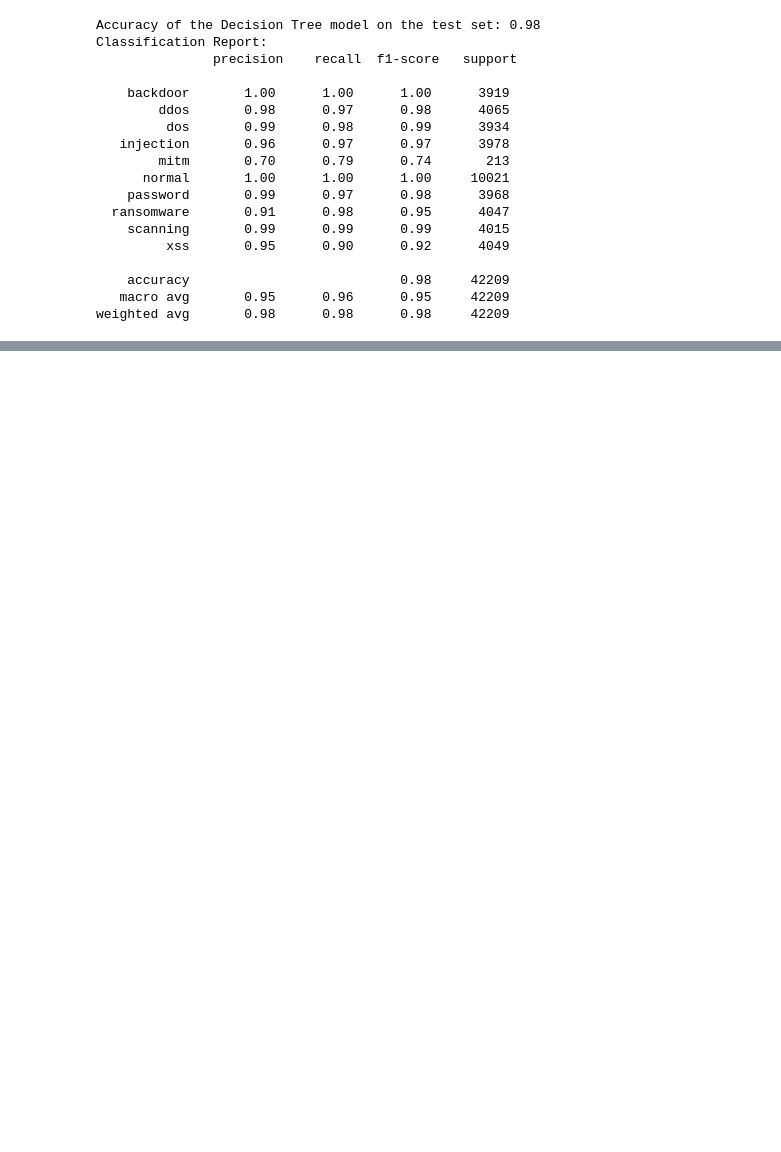
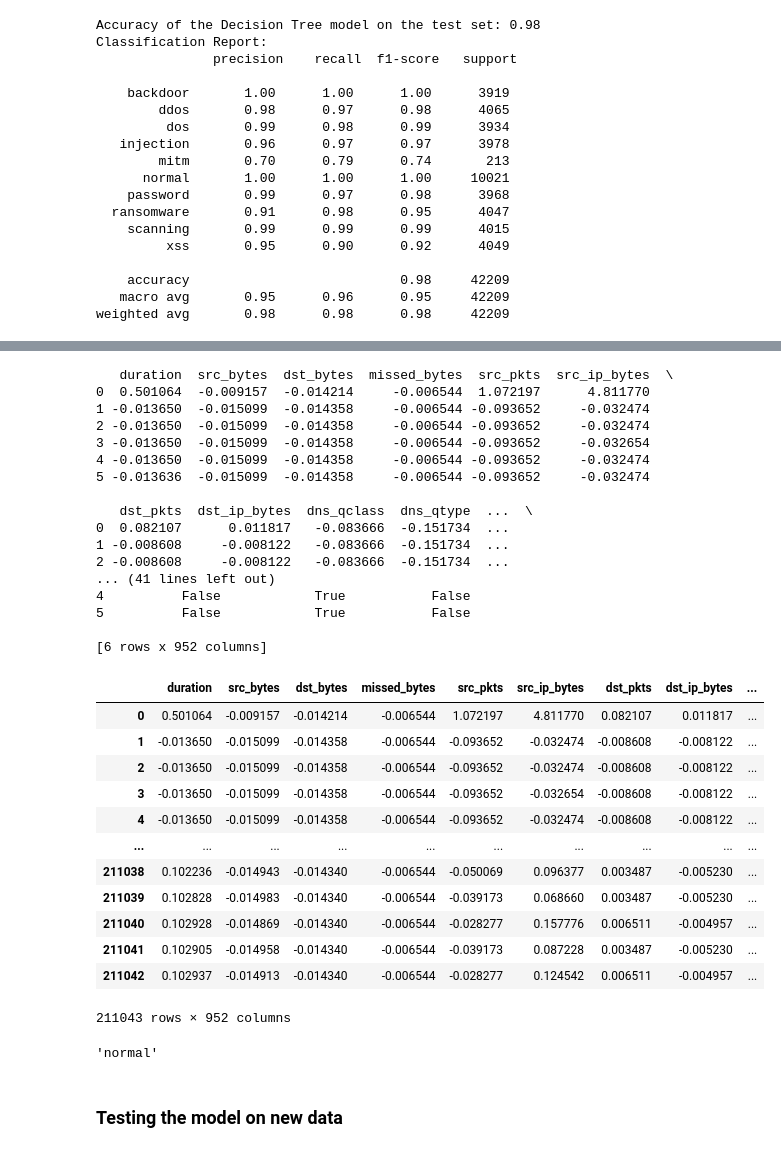
Before and after one commit to WEDH007/AI-x-init-Build, a Jupyter notebook: detailed_awareness_of_network_behavior/decision_tree_implementation.ipynb, the cells around one changed output, grey strips where cells are left out. Saved outputs shown, nothing was run; the diff lists cells and outputs as text; code cells hidden in the pictures; blank space fills up the shorter version.

```diff
--- a/detailed_awareness_of_network_behavior/decision_tree_implementation.ipynb
+++ b/detailed_awareness_of_network_behavior/decision_tree_implementation.ipynb
@@ -36,3 +36,6 @@ scaler = StandardScaler()
 df[numeric_cols] = scaler.fit_transform(df[numeric_cols])
 
 # Your dataset is now ready for training and testing the model.
+
+# After preprocessing your training data
+trained_columns = df.columns.tolist()
@@ -101,0 +163,68 @@ weighted avg       0.98      0.98      0.98     42209
+# %%
+import pandas as pd
+
+def extract_rows(df, row_start, row_end):
+    """
+    Extracts rows from a DataFrame within the specified range and returns them as a new DataFrame.
+
+    Parameters:
+    - df: The original pandas DataFrame.
+    - row_start: The index of the start row for extraction (0-based indexing).
+    - row_end: The index of the end row for extraction (0-based indexing). The row at this index will be included.
+
+    Returns:
+    - A new DataFrame containing only the specified range of rows.
+    """
+    # Validate start and end rows
+    if row_start < 0 or row_end >= len(df):
+        raise ValueError("Start or end row number is out of range.")
+    if row_start > row_end:
+        raise ValueError("Start row cannot be greater than end row.")
+
+    # Extract the specified range of rows and return it as a new DataFrame
+    rows_df = df.iloc[row_start:row_end+1]  # +1 to include the end row
+
+    return rows_df
+
+# Example usage:
+# Assuming `df` is your existing DataFrame
+rows_df = extract_rows(df, 0, 5)  # Extract the first 6 rows (0 to 5 inclusive)
+print(rows_df)
+
+
+testdf = pd.read_csv('train_test_network.csv')
+# individualTestdf = extract_rows(testdf, 5, 10)
+preprocessed_df = preprocess_df(testdf, trained_columns)
+
+preprocessed_df
+# %% [output]
+   duration  src_bytes  dst_bytes  missed_bytes  src_pkts  src_ip_bytes  \
+0  0.501064  -0.009157  -0.014214     -0.006544  1.072197      4.811770
+1 -0.013650  -0.015099  -0.014358     -0.006544 -0.093652     -0.032474
+2 -0.013650  -0.015099  -0.014358     -0.006544 -0.093652     -0.032474
+3 -0.013650  -0.015099  -0.014358     -0.006544 -0.093652     -0.032654
+4 -0.013650  -0.015099  -0.014358     -0.006544 -0.093652     -0.032474
+5 -0.013636  -0.015099  -0.014358     -0.006544 -0.093652     -0.032474
+
+   dst_pkts  dst_ip_bytes  dns_qclass  dns_qtype  ...  \
+0  0.082107      0.011817   -0.083666  -0.151734  ...
+1 -0.008608     -0.008122   -0.083666  -0.151734  ...
+2 -0.008608     -0.008122   -0.083666  -0.151734  ...
+... (41 lines left out)
+4          False            True           False
+5          False            True           False
+
+[6 rows x 952 columns]
+|  | duration | src_bytes | dst_bytes | missed_bytes | src_pkts | src_ip_bytes | dst_pkts | dst_ip_bytes | ... |
+| 0 | 0.501064 | -0.009157 | -0.014214 | -0.006544 | 1.072197 | 4.811770 | 0.082107 | 0.011817 | ... |
+| 1 | -0.013650 | -0.015099 | -0.014358 | -0.006544 | -0.093652 | -0.032474 | -0.008608 | -0.008122 | ... |
+| 2 | -0.013650 | -0.015099 | -0.014358 | -0.006544 | -0.093652 | -0.032474 | -0.008608 | -0.008122 | ... |
+| 3 | -0.013650 | -0.015099 | -0.014358 | -0.006544 | -0.093652 | -0.032654 | -0.008608 | -0.008122 | ... |
+| 4 | -0.013650 | -0.015099 | -0.014358 | -0.006544 | -0.093652 | -0.032474 | -0.008608 | -0.008122 | ... |
+| ... | ... | ... | ... | ... | ... | ... | ... | ... | ... |
+| 211038 | 0.102236 | -0.014943 | -0.014340 | -0.006544 | -0.050069 | 0.096377 | 0.003487 | -0.005230 | ... |
+| 211039 | 0.102828 | -0.014983 | -0.014340 | -0.006544 | -0.039173 | 0.068660 | 0.003487 | -0.005230 | ... |
+| 211040 | 0.102928 | -0.014869 | -0.014340 | -0.006544 | -0.028277 | 0.157776 | 0.006511 | -0.004957 | ... |
+| 211041 | 0.102905 | -0.014958 | -0.014340 | -0.006544 | -0.039173 | 0.087228 | 0.003487 | -0.005230 | ... |
+| 211042 | 0.102937 | -0.014913 | -0.014340 | -0.006544 | -0.028277 | 0.124542 | 0.006511 | -0.004957 | ... |
+211043 rows × 952 columns
@@ -101,0 +233,8 @@ weighted avg       0.98      0.98      0.98     42209
+# %%
+y_test_df = dt_classifier.predict(test_df)
+
+y_test_df[100000]
+# %% [output]
+'normal'
+# %% [markdown]
+### Testing the model on new data
```
Also changed, not shown: parts of 11 cells of this notebook, 1 other file.
